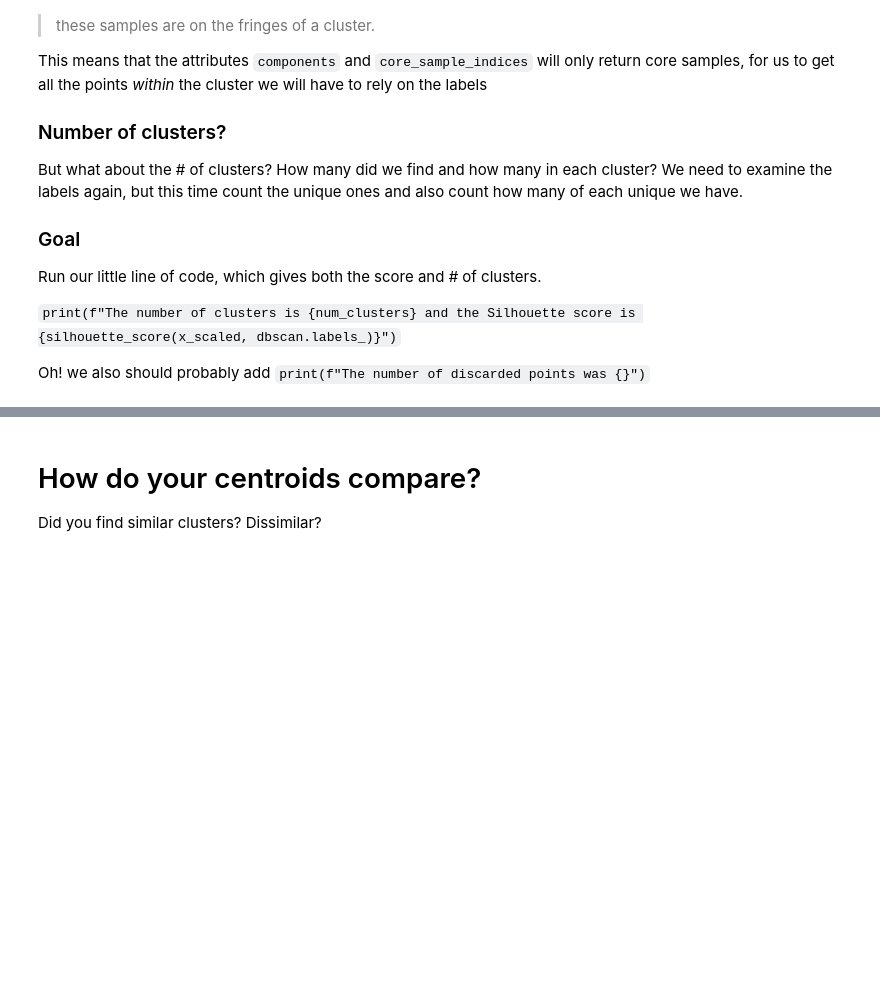
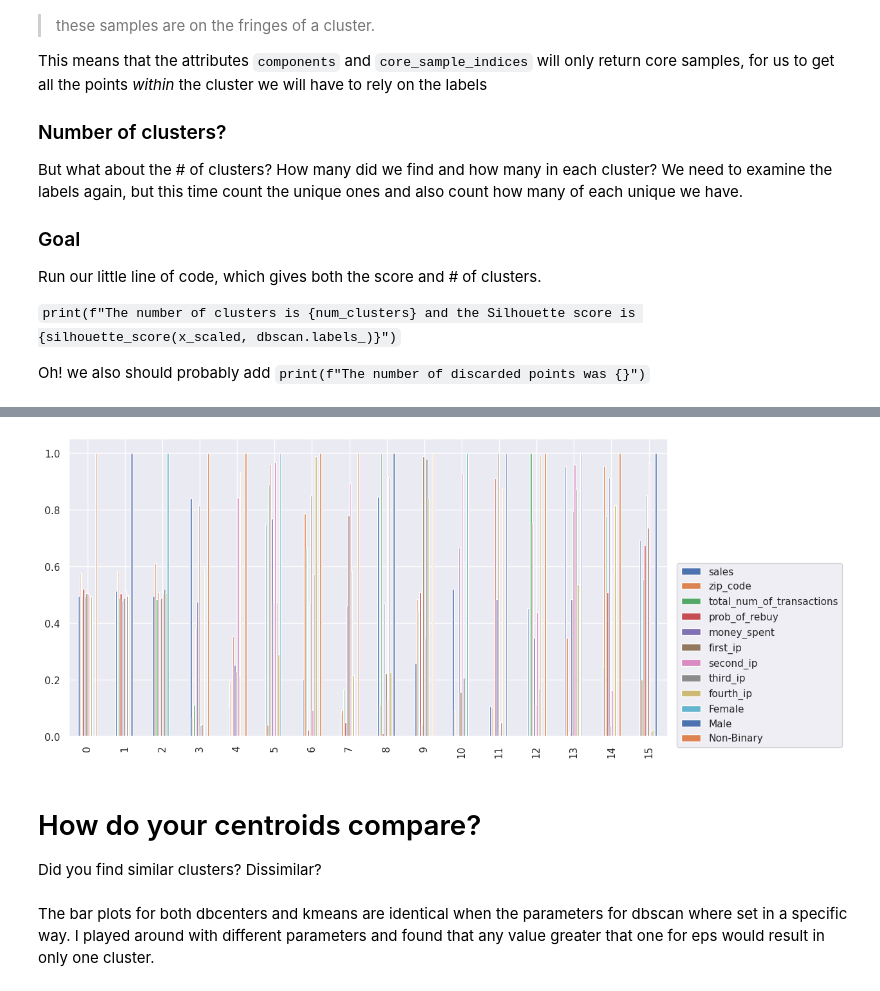
Before and after one commit to KyleSDeveloper/data-science-machine-learning-main, a Jupyter notebook: notebooks/10_clustering.ipynb, the cells around one changed output, grey strips where cells are left out. Cells and saved outputs as stored; diff of their text form; code cells hidden in the pictures; blank space fills up the shorter version.

```diff
--- a/notebooks/10_clustering.ipynb
+++ b/notebooks/10_clustering.ipynb
@@ -436,11 +436,4 @@ In order to answer these questions we will need to figure out a few things
 # pick an eps -- how might we do this? what range are your features in?
 # Your eps should be relevant to the feature space you exist in
 # pick min_samples
-dbscan = DBSCAN(eps=5, min_samples=3, metric='euclidean')
-x_clusters = dbscan.fit_predict(X_scaled)
-cluster_labels = dbscan.core_sample_indices_
-clusters = dbscan.components_
-labels = dbscan.labels_
-print(cluster_labels)
-print(clusters)
-print(labels)
+dbscan = DBSCAN(eps=0.65, min_samples=1).fit(X_scaled)
@@ -502,11 +501,13 @@ Oh! we also should probably add
 `print(f"The number of discarded points was {}")`
 # %%
 
-labels = dbscan.labels_
 ## remove the -1's from the labels.
-
-print(labels[:100])
-
 ## you also will need to remove the corresponding x_scaled samples so you can compute the silhouette score.
 # you can use numpy boolean indexing masks for this.
+uniques, counts = np.unique(dbscan.labels_, return_counts=True)
+print(uniques)
+print(counts)
+
+labels = dbscan.labels_[dbscan.labels_!=-1]
+x_points = X_scaled[dbscan.labels_!=-1]
 # %% [output]
@@ -531,3 +571,10 @@ Did your DBscan find similar clusters to k-means? Same number of clusters? More
 
 Actually, DBscan doesn't have centroids naturally the same way k-means does. But we can compute it ourselves.
 We would need to isolate the points of each group, and then just take the mean column wise, that would represent the centroid of each cluster.  You can do this with a numpy mask
+# %%
+# Compute centroids for each cluster
+centers = []
+for label in uniques:
+    centers.append(x_points[labels==label].mean(axis=0))
+
+dbcenters = np.array(centers)
@@ -534,6 +601,12 @@ We would need to isolate the points of each group, and then just take the mean c
 # %%
 # plot your DBScan Centroids
+
+plot_centroids(dbcenters)
+# %% [output]
+[figure, added]
 # %% [markdown]
 # How do your centroids compare?
 
 Did you find similar clusters? Dissimilar?
+# %% [markdown]
+The bar plots for both dbcenters and kmeans are identical when the parameters for dbscan where set in a specific way. I played around with different parameters and found that any value greater that one for eps would result in only one cluster.
```
Also changed, not shown: parts of 11 cells of this notebook.
